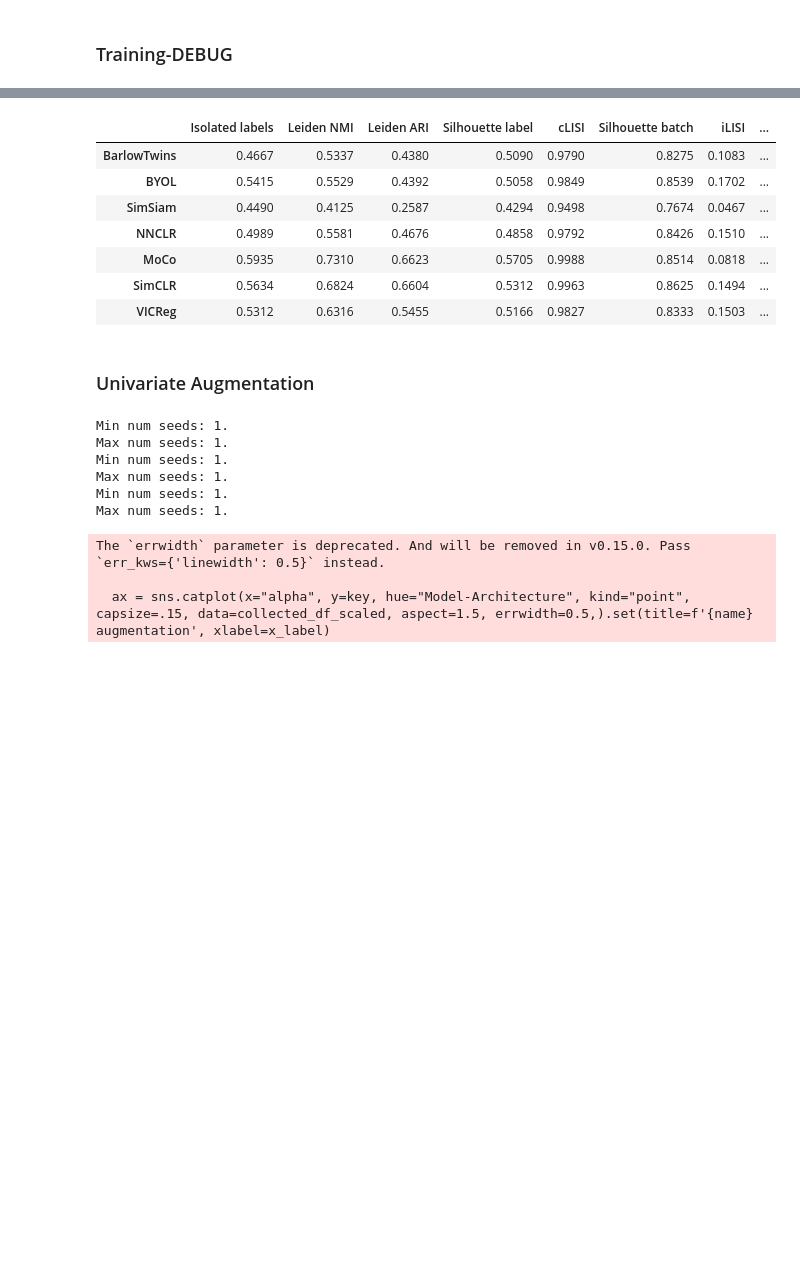
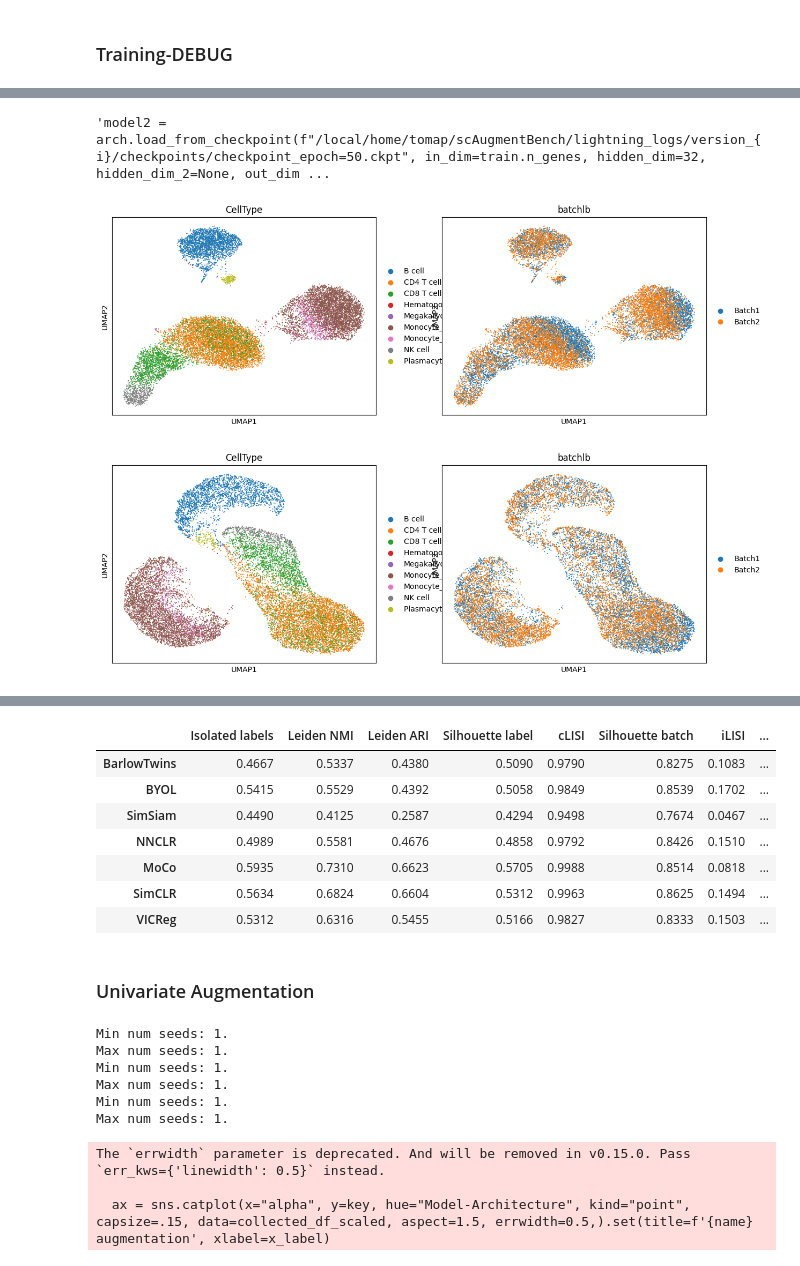
Before and after one commit to OlgaOvcharenko/scAugmentBench, a Jupyter notebook: debug.ipynb, the cells around one changed output, grey strips where cells are left out. Cells and saved outputs as stored; diff of their text form; code cells hidden in the pictures; blank space fills up the shorter version.

```diff
--- a/debug.ipynb
+++ b/debug.ipynb
@@ -29,10 +29,10 @@ import lightning as pl
 import yaml
 
 _LOGGER = logging.getLogger(__name__)
-with open("/local/home/tomap/scAugmentBench/conf/augmentation/base.yaml") as stream:
+with open("/local/home/tomap/scAugmentBench/conf/augmentation/clear_pipeline.yaml") as stream:
     cfg_aug = yaml.safe_load(stream)
-with open("/local/home/tomap/scAugmentBench/conf/data/neocortex.yaml") as stream:
-#with open("/local/home/tomap/scAugmentBench/conf/data/pbmc_2_donor.yaml") as stream:
+#with open("/local/home/tomap/scAugmentBench/conf/data/pbmc.yaml") as stream:
+with open("/local/home/tomap/scAugmentBench/conf/data/pbmc_2_donor.yaml") as stream:
     cfg_data = yaml.safe_load(stream)
 with open("/local/home/tomap/scAugmentBench/conf/model/concerto.yaml") as stream:
     cfg_model = yaml.safe_load(stream)
@@ -60,8 +64,10 @@ def plot_umap(adata, embedding):
     sc.tl.umap(adata)
     return sc.pl.umap(adata, show=False, color=['CellType', 'batchlb'],)
 
-path = "/local/home/tomap/scAugmentBench/augmentation-ablation-volXXX/ImmHuman/NNCLR/dropout-0.2/20/embedding.npz"
+path = "/local/home/tomap/scAugmentBench/ablation-db/dimension-ablation-h1/ImmHuman/MoCo/16/20/embedding.npz"
 
 embedding = np.load(path)['arr_0']
+
+print(embedding.shape)
 plot_umap(adata, embedding)
 # %% [output]
@@ -94,3 +205,61 @@ HPU available: False, using: 0 HPUs
+# %%
+from evaluator import infer_embedding
+
+def plot_umap(adata, embedding):
+    adata.obsm['Embedding'] = embedding
+    sc.pp.neighbors(adata, use_rep="Embedding")
+    sc.tl.umap(adata)
+    return sc.pl.umap(adata, show=False, color=['CellType', 'batchlb'],)
+
+def infer_projector_embedding(model, val_loader):
+    outs = []
+    for x in val_loader:
+        with torch.no_grad():
+            outs.append(model.projection_head(model.backbone(x[0])))
+
+    embedding = torch.concat(outs)
+    embedding = np.array(embedding)
+    return embedding
+
+
+val_loader = torch.utils.data.DataLoader(
+                    val,
+                    batch_size=256,
+                    num_workers=1,
+                    shuffle=False,
+                    drop_last=False)
+
+embedding = infer_embedding(model, val_loader)
+plot_umap(adata, embedding)
+
+embedding = infer_projector_embedding(model, val_loader)
+plot_umap(adata, embedding)
+
+i = 42
+
+"""model2 = arch.load_from_checkpoint(f"/local/home/tomap/scAugmentBench/lightning_logs/version_{i}/checkpoints/checkpoint_epoch=0.ckpt", in_dim=train.n_genes, hidden_dim=64, hidden_dim_2=128, out_dim=16, memory_bank_size=2048)
+print(model2.device)
+embedding = infer_embedding(model2.cpu(), val_loader)
+plot_umap(adata, embedding)
+
+model2 = arch.load_from_checkpoint(f"/local/home/tomap/scAugmentBench/lightning_logs/version_{i}/checkpoints/checkpoint_epoch=20.ckpt", in_dim=train.n_genes, hidden_dim=64, hidden_dim_2=128, out_dim=16, memory_bank_size=2048)
+print(model2.device)
+embedding = infer_embedding(model2.cpu(), val_loader)
+plot_umap(adata, embedding)
+
+model2 = arch.load_from_checkpoint(f"/local/home/tomap/scAugmentBench/lightning_logs/version_{i}/checkpoints/checkpoint_epoch=40.ckpt", in_dim=train.n_genes, hidden_dim=64, hidden_dim_2=128, out_dim=16, memory_bank_size=2048)
+print(model2.device)
+embedding = infer_embedding(model2.cpu(), val_loader)
+plot_umap(adata, embedding)"""
+
+"""model2 = arch.load_from_checkpoint(f"/local/home/tomap/scAugmentBench/lightning_logs/version_{i}/checkpoints/checkpoint_epoch=50.ckpt", in_dim=train.n_genes, hidden_dim=32, hidden_dim_2=None, out_dim=32*2, memory_bank_size=2048)
+print(model2.device)
+embedding = infer_embedding(model2.cpu(), val_loader)
+plot_umap(adata, embedding)"""
+# %% [output]
+'model2 = arch.load_from_checkpoint(f"/local/home/tomap/scAugmentBench/lightning_logs/version_{i}/checkpoints/checkpoint_epoch=50.ckpt", in_dim=train.n_genes, hidden_dim=32, hidden_dim_2=None, out_dim ...
+[figure, added]
+[figure, added]
 # %%
 from main import evaluate_model
 
```
Also changed, not shown: parts of 7 cells of this notebook, 45 other files.
